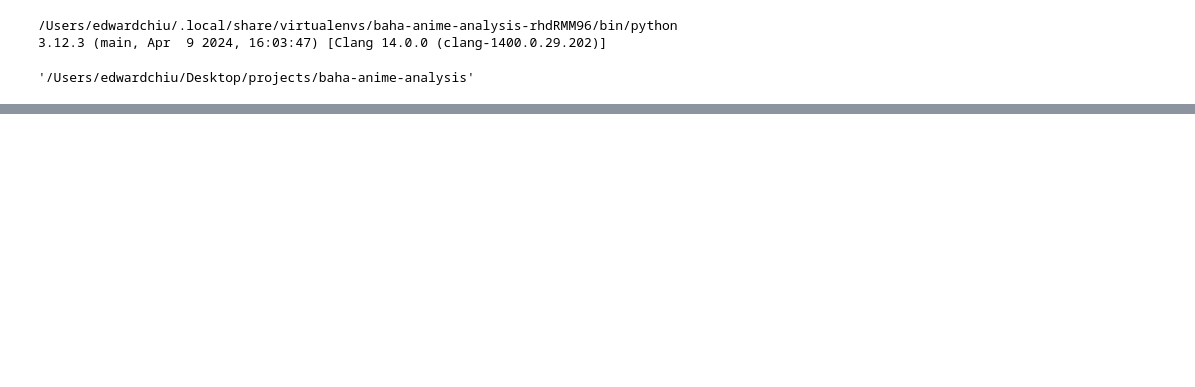
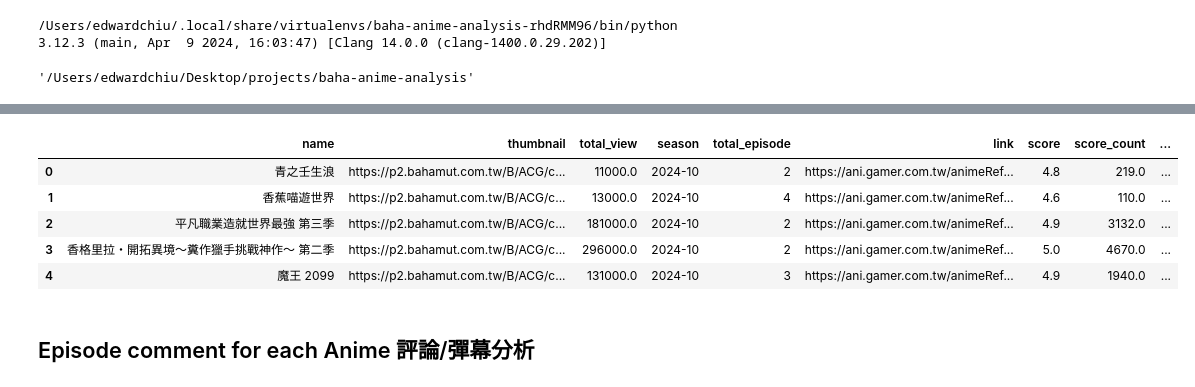
Before and after one commit to edward19978695/baha-anime-analysis, a Jupyter notebook: dev/web_crawl.ipynb, the cells around one changed output, grey strips where cells are left out. Saved outputs shown, nothing was run; the diff lists cells and outputs as text; code cells hidden in the pictures; blank space fills up the shorter version.

Commit message:
crawl episode danmu and comment

```diff
--- a/dev/web_crawl.ipynb
+++ b/dev/web_crawl.ipynb
@@ -205,0 +229,12 @@ df_new_animes[df_new_animes['first_launched_date'] < '2024-10-01']
+# %%
+df_all_animes = pd.read_csv('./data/all_anime.csv')
+df_all_animes.head()
+# %% [output]
+|  | name | thumbnail | total_view | season | total_episode | link | score | score_count | ... |
+| 0 | 青之壬生浪 | https://p2.bahamut.com.tw/B/ACG/c... | 11000.0 | 2024-10 | 2 | https://ani.gamer.com.tw/animeRef... | 4.8 | 219.0 | ... |
+| 1 | 香蕉喵遊世界 | https://p2.bahamut.com.tw/B/ACG/c... | 13000.0 | 2024-10 | 4 | https://ani.gamer.com.tw/animeRef... | 4.6 | 110.0 | ... |
+| 2 | 平凡職業造就世界最強 第三季 | https://p2.bahamut.com.tw/B/ACG/c... | 181000.0 | 2024-10 | 2 | https://ani.gamer.com.tw/animeRef... | 4.9 | 3132.0 | ... |
+| 3 | 香格里拉・開拓異境～糞作獵手挑戰神作～ 第二季 | https://p2.bahamut.com.tw/B/ACG/c... | 296000.0 | 2024-10 | 2 | https://ani.gamer.com.tw/animeRef... | 5.0 | 4670.0 | ... |
+| 4 | 魔王 2099 | https://p2.bahamut.com.tw/B/ACG/c... | 131000.0 | 2024-10 | 3 | https://ani.gamer.com.tw/animeRef... | 4.9 | 1940.0 | ... |
+# %% [markdown]
+## Episode comment for each Anime 評論/彈幕分析
```
Also changed, not shown: parts of 53 cells of this notebook, 6 other files.
